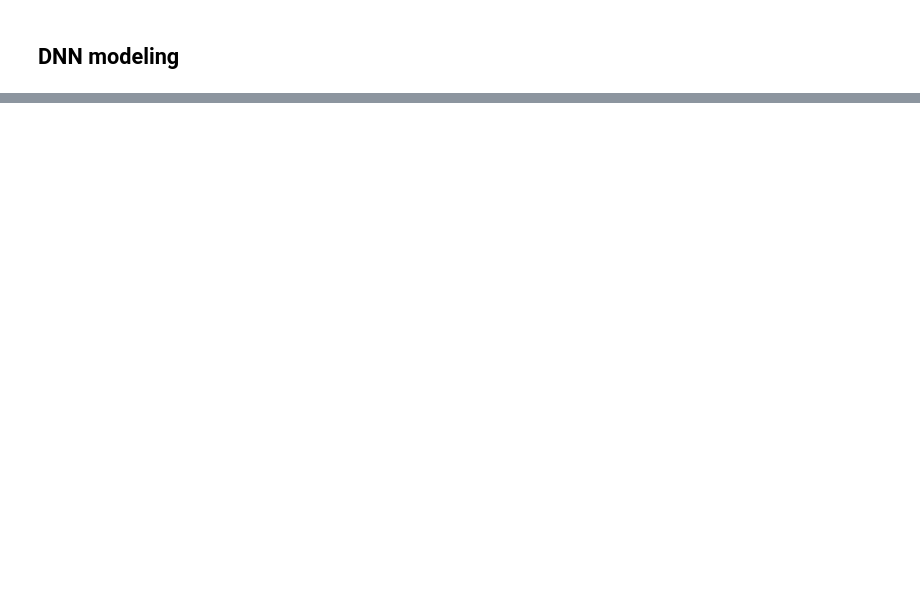
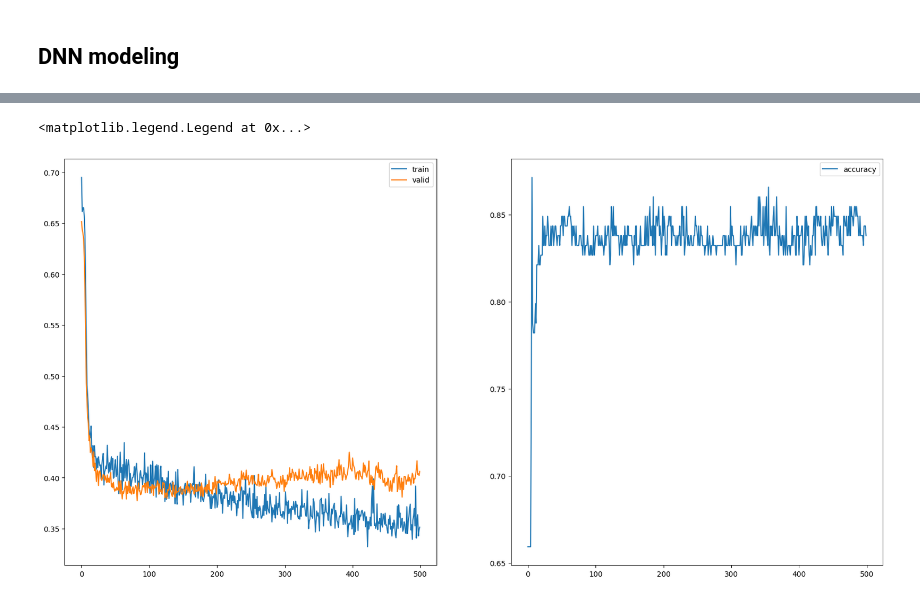
Before and after one commit to yunjihyung/titanic, a Jupyter notebook: DNN_modeling/Dnn.ipynb, the cells around one changed output, grey strips where cells are left out. Saved outputs shown, nothing was run; the diff lists cells and outputs as text; code cells hidden in the pictures; blank space fills up the shorter version.

```diff
--- a/DNN_modeling/Dnn.ipynb
+++ b/DNN_modeling/Dnn.ipynb
@@ -129,0 +142,37 @@ a[1].legend()
+# %%
+class DropOutNN(nn.Module):
+    def __init__(self,dropout_rate):
+        super(DropOutNN,self).__init__()
+        self.fc_layer = nn.Sequential(
+            nn.Linear(22,128),
+            nn.Sigmoid(),
+            nn.Dropout(dropout_rate),
+            nn.Linear(128,64),
+            nn.Sigmoid(),
+            nn.Dropout(dropout_rate),
+            nn.Linear(64,32),
+            nn.Sigmoid(),
+            nn.Dropout(dropout_rate),
+            nn.Linear(32,1),
+            nn.Sigmoid()
+        )
+
+    def forward(self,x):
+        return self.fc_layer(x)
+# %%
+d_model = DropOutNN(0.3)
+loss_fn = nn.BCELoss()
+optimizer = torch.optim.Adam(d_model.parameters(), lr=0.001)
+d_train_hist = []
+d_valid_hist = []
+d_acc = []
+# %%
+epochs = 500
+for epoch in range(epochs):
+    print(f"Epoch {epoch+1}\n-------------------------------")
+    train_loss = train_loof(d_model,loss_fn,optimizer,train_dataloader)
+    d_train_hist.append(train_loss)
+    valid_loss, accuracy = valid_loof(d_model,loss_fn,valid_dataloader)
+    print(f'valid Loss : {valid_loss:.4f},Accuracy L {accuracy:.4f}')
+    d_valid_hist.append(valid_loss)
+    d_acc.append(accuracy)
@@ -129,0 +216,11 @@ a[1].legend()
+# %%
+import matplotlib.pyplot as plt
+f,a = plt.subplots(1,2,figsize = (20,10))
+a[0].plot(d_train_hist,label='train')
+a[0].plot(d_valid_hist,label='valid')
+a[0].legend()
+a[1].plot(d_acc,label='accuracy')
+a[1].legend()
+# %% [output]
+<matplotlib.legend.Legend at 0x...>
+[figure, added]
```
Also changed, not shown: parts of 17 cells of this notebook.
